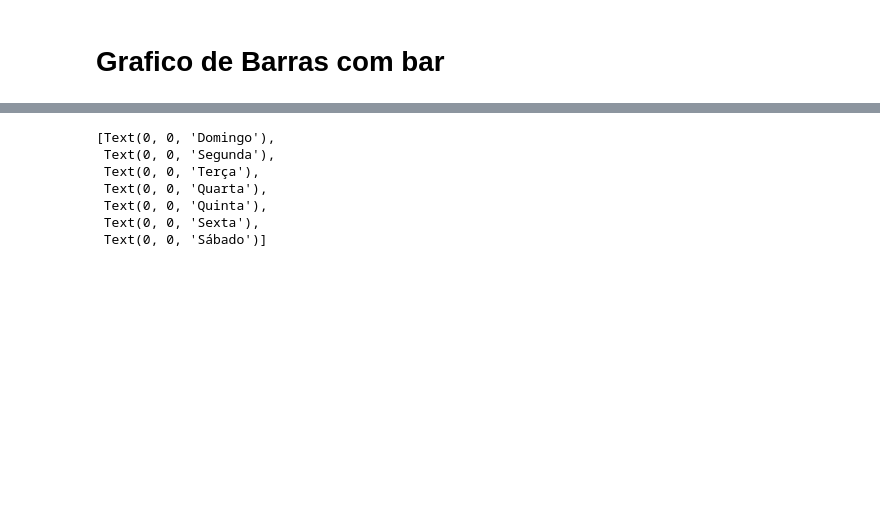
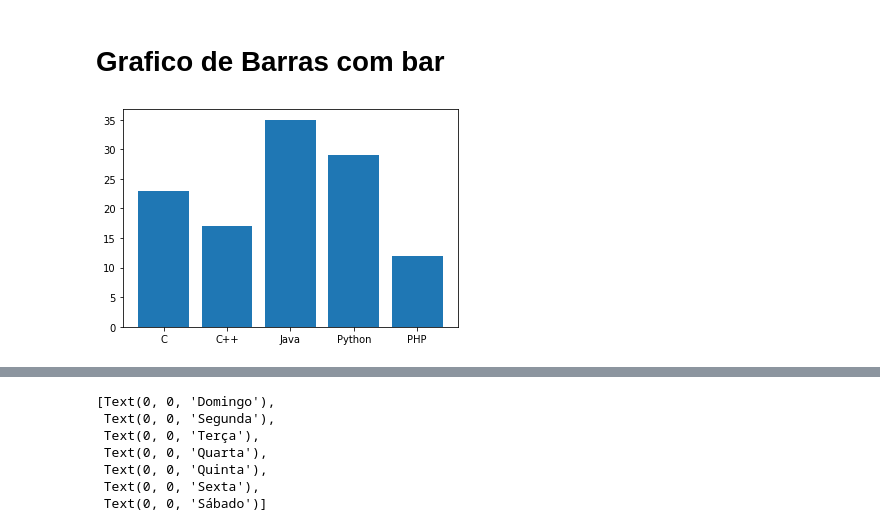
Before and after one commit to henriquehorton/Python_aprendendo, a Jupyter notebook: matplotlib/matplotlib.ipynb, the cells around one changed output, grey strips where cells are left out. Cells and saved outputs as stored; diff of their text form; code cells hidden in the pictures; blank space fills up the shorter version.

```diff
--- a/matplotlib/matplotlib.ipynb
+++ b/matplotlib/matplotlib.ipynb
@@ -109,3 +109,10 @@ eixo2.grid()
 [figure]
 # %% [markdown]
 # Grafico de Barras com bar
+# %%
+langs = ['C', 'C++', 'Java', 'Python', 'PHP']
+students = [23,17,35,29,12]
+plt.bar(langs,students)
+plt.show()
+# %% [output]
+[figure, added]
```
Also changed, not shown: parts of 16 cells of this notebook.
